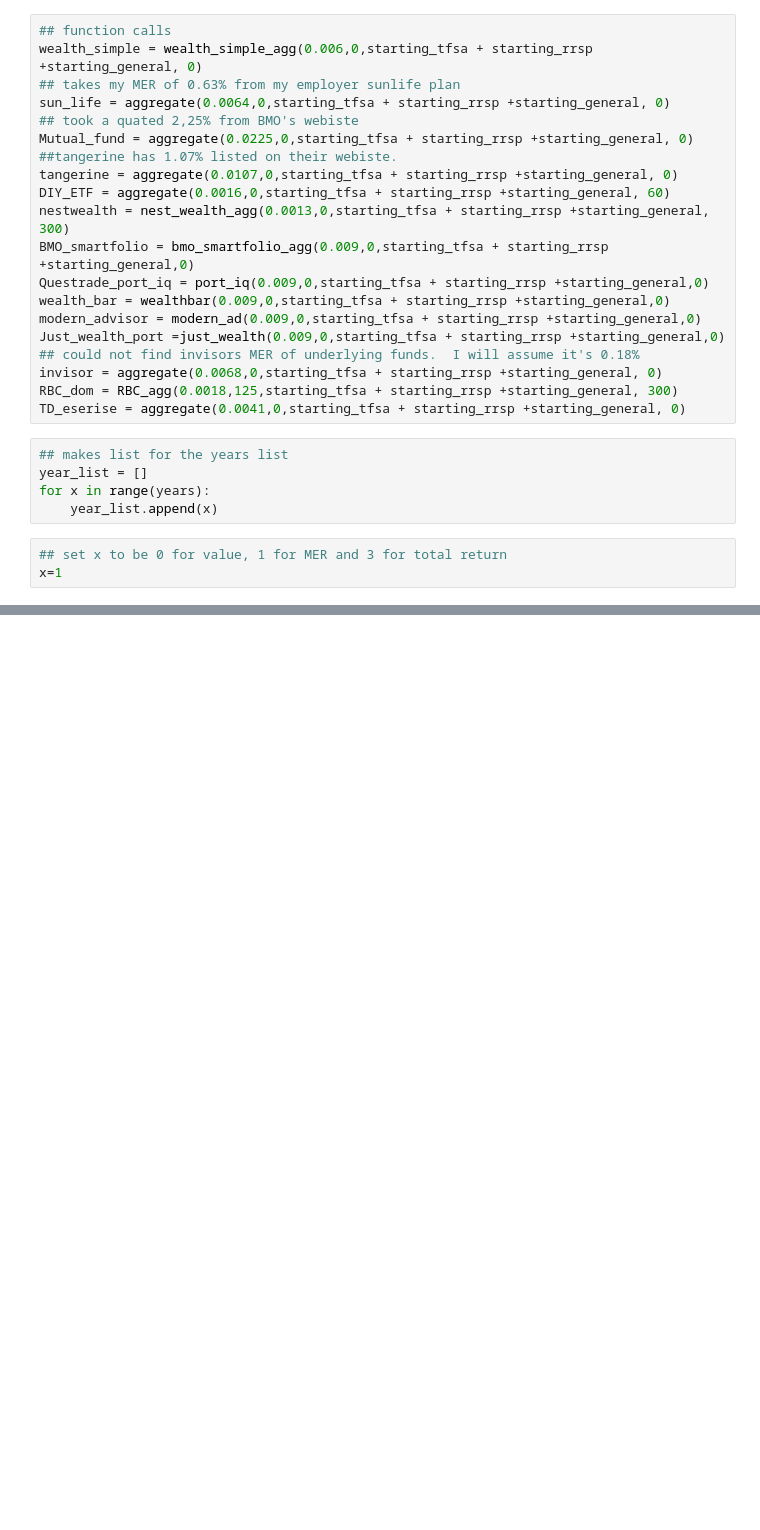
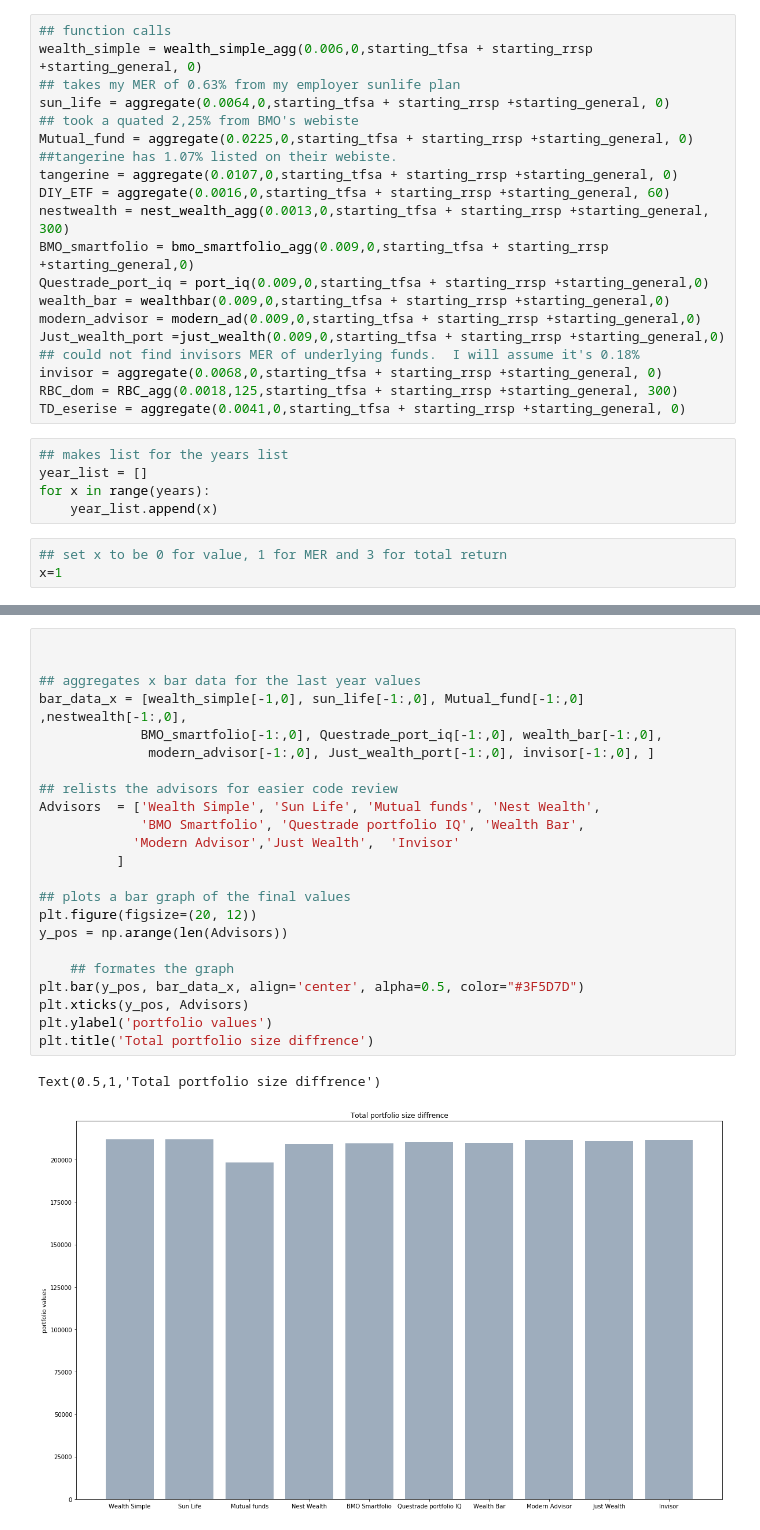
Before and after one commit to FinTrek/personal-finance-tools, a Jupyter notebook: robo advisor comparison/Robo Advisor Comparison.ipynb, the cells around one changed output, grey strips where cells are left out. Saved outputs shown, nothing was run; the diff lists cells and outputs as text; blank space fills up the shorter version.

```diff
--- a/robo advisor comparison/Robo Advisor Comparison.ipynb
+++ b/robo advisor comparison/Robo Advisor Comparison.ipynb
@@ -372,0 +375,26 @@ TD E series ending portfolio balance is $  480627.
+# %%
+
+
+## aggregates x bar data for the last year values
+bar_data_x = [wealth_simple[-1,0], sun_life[-1:,0], Mutual_fund[-1:,0] ,nestwealth[-1:,0],
+             BMO_smartfolio[-1:,0], Questrade_port_iq[-1:,0], wealth_bar[-1:,0],
+              modern_advisor[-1:,0], Just_wealth_port[-1:,0], invisor[-1:,0], ]
+
+## relists the advisors for easier code review
+Advisors  = ['Wealth Simple', 'Sun Life', 'Mutual funds', 'Nest Wealth',
+             'BMO Smartfolio', 'Questrade portfolio IQ', 'Wealth Bar',
+            'Modern Advisor','Just Wealth',  'Invisor'
+          ]
+
+## plots a bar graph of the final values
+plt.figure(figsize=(20, 12))
+y_pos = np.arange(len(Advisors))
+
+    ## formates the graph
+plt.bar(y_pos, bar_data_x, align='center', alpha=0.5, color="#3F5D7D")
+plt.xticks(y_pos, Advisors)
+plt.ylabel('portfolio values')
+plt.title('Total portfolio size diffrence')
+# %% [output]
+Text(0.5,1,'Total portfolio size diffrence')
+[figure, added]
```
Also changed, not shown: parts of 5 cells of this notebook, 2 other files.
